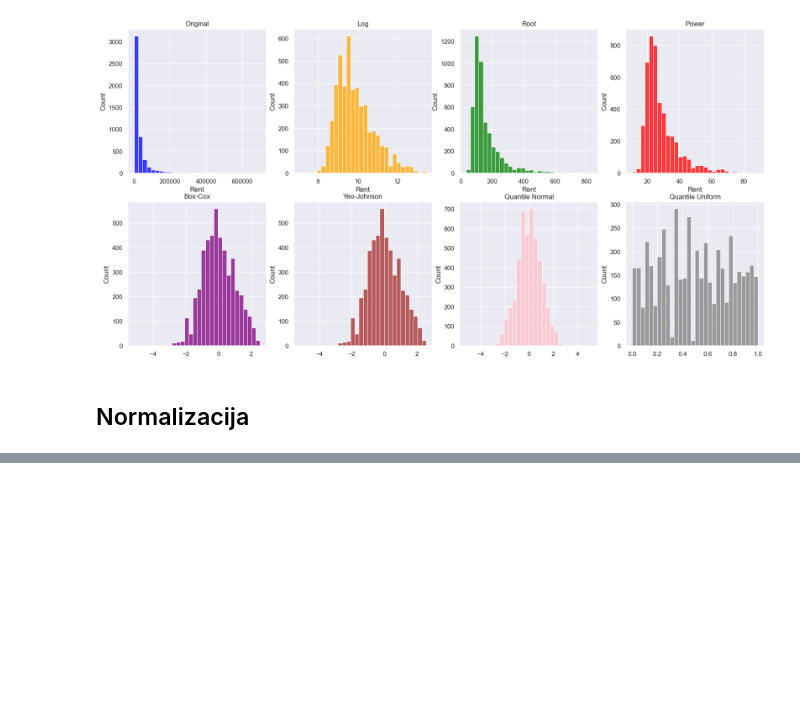
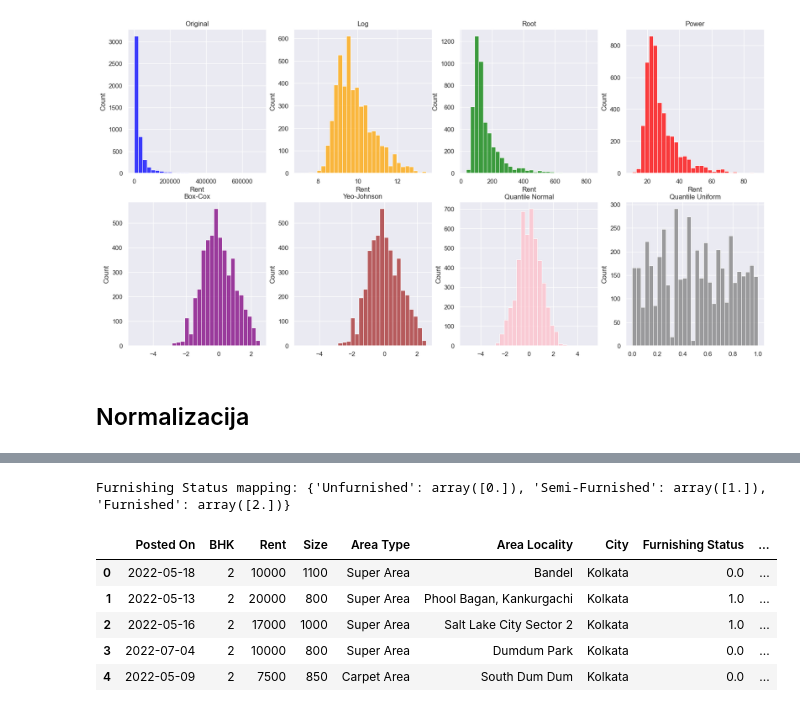
Before and after one commit to matija-speletic/preprocesiranje_seminarski_1, a Jupyter notebook: Transformacija_podataka_prakticni_deo.ipynb, the cells around one changed output, grey strips where cells are left out. Drawn from its saved outputs; the diff is of its cells as text; code cells hidden in the pictures; blank space fills up the shorter version.

```diff
--- a/Transformacija_podataka_prakticni_deo.ipynb
+++ b/Transformacija_podataka_prakticni_deo.ipynb
@@ -475,0 +527,2 @@ plt.show()
+# %%
+df_encoded = df.copy()
@@ -475,0 +539,12 @@ plt.show()
+# %%
+print(
+    f"Furnishing Status mapping: {dict(zip(oe.categories_[0], oe.transform(oe.categories_[0].reshape(-1,1))))}")
+df_encoded.head()
+# %% [output]
+Furnishing Status mapping: {'Unfurnished': array([0.]), 'Semi-Furnished': array([1.]), 'Furnished': array([2.])}
+|  | Posted On | BHK | Rent | Size | Area Type | Area Locality | City | Furnishing Status | ... |
+| 0 | 2022-05-18 | 2 | 10000 | 1100 | Super Area | Bandel | Kolkata | 0.0 | ... |
+| 1 | 2022-05-13 | 2 | 20000 | 800 | Super Area | Phool Bagan, Kankurgachi | Kolkata | 1.0 | ... |
+| 2 | 2022-05-16 | 2 | 17000 | 1000 | Super Area | Salt Lake City Sector 2 | Kolkata | 1.0 | ... |
+| 3 | 2022-07-04 | 2 | 10000 | 800 | Super Area | Dumdum Park | Kolkata | 0.0 | ... |
+| 4 | 2022-05-09 | 2 | 7500 | 850 | Carpet Area | South Dum Dum | Kolkata | 0.0 | ... |
```
Also changed, not shown: parts of 17 cells of this notebook.
